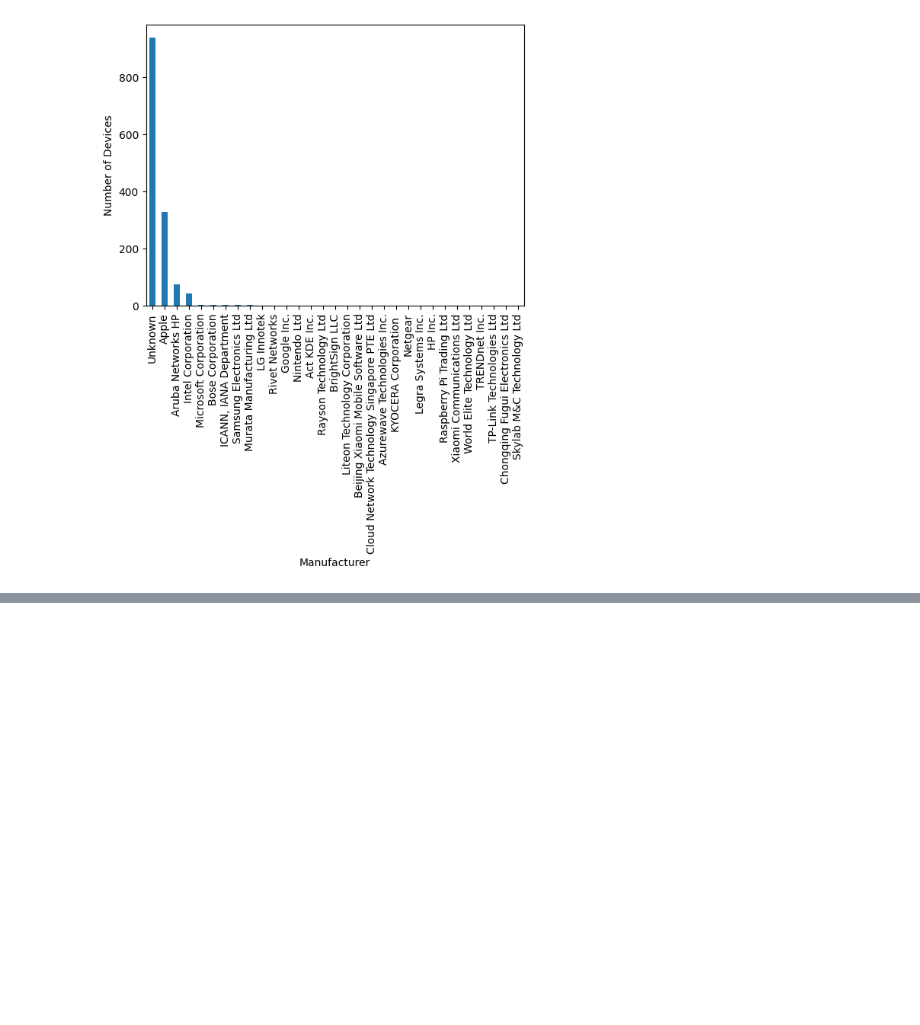
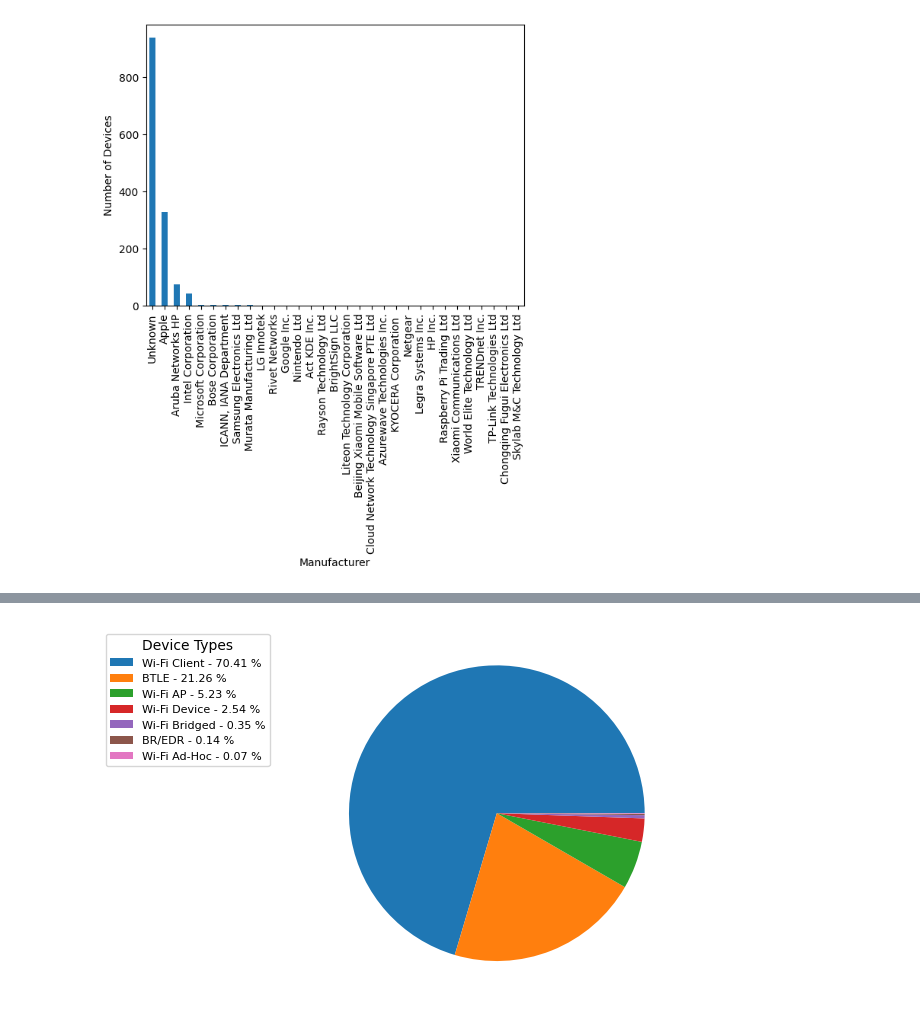
Before and after one commit to anrath/nerve-dashboard, a Jupyter notebook: nicki/summary-stats.ipynb, the cells around one changed output, grey strips where cells are left out. Cells and saved outputs as stored; diff of their text form; code cells hidden in the pictures; blank space fills up the shorter version.

```diff
--- a/nicki/summary-stats.ipynb
+++ b/nicki/summary-stats.ipynb
@@ -166,0 +194,24 @@ graph.legend(bbox_to_anchor=(1, 1.02), loc='upper left')
+# %%
+# Graph for percentages of different device types
+
+dev_types = all_df['device_type'].value_counts().index.tolist()
+dev_type_counts = all_df['device_type'].value_counts().tolist()
+
+x = np.char.array(dev_types)
+y = np.array(dev_type_counts)
+percents = 100.*y/y.sum()
+patches, texts = plt.pie(y)
+labels = ['{0} - {1:1.2f} %'.format(i,j) for i,j in zip(x, percents)]
+
+sort_legend = True
+if sort_legend:
+    patches, labels, dummy =  zip(*sorted(zip(patches, labels, y),
+                                          key=lambda x: x[2],
+                                          reverse=True))
+
+plt.legend(patches, labels, loc='upper right', bbox_to_anchor=(-0.1, 1.),
+           fontsize=8, title='Device Types')
+
+plt.savefig('piechart.png', bbox_inches='tight')
+# %% [output]
+[figure, added]
```
Also changed, not shown: parts of 5 cells of this notebook, 6 other files.
